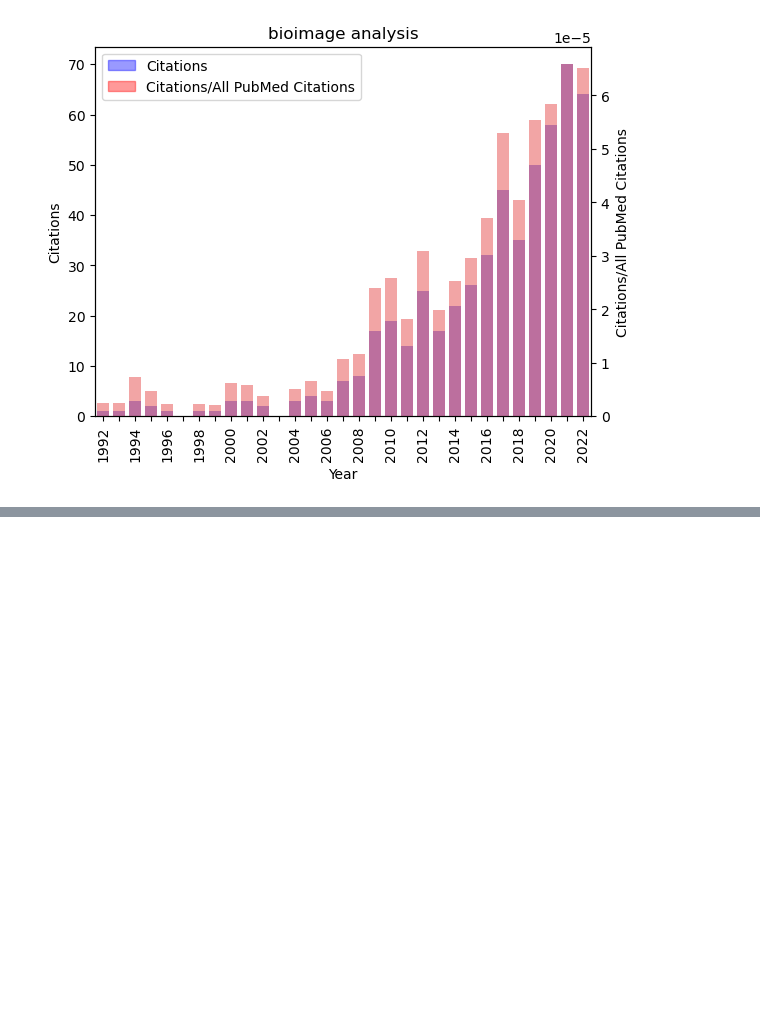
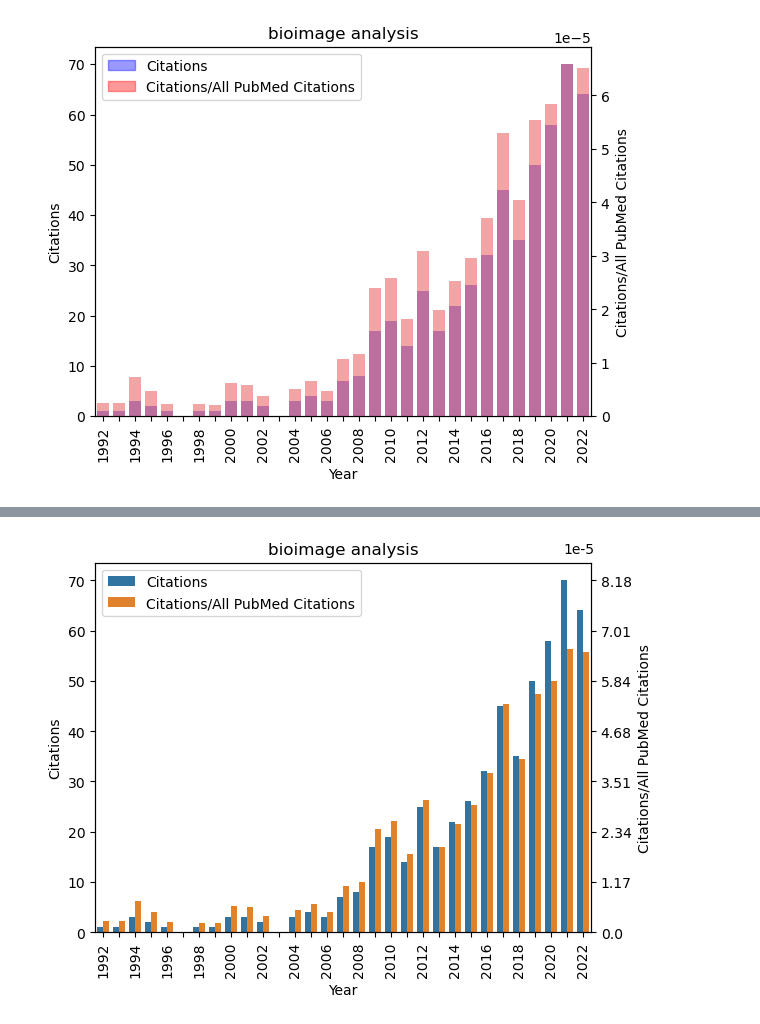
Before and after one commit to COBA-NIH/CellProfilerPluginsPaper, a Jupyter notebook: PubmedCitations.ipynb, the cells around one changed output, grey strips where cells are left out. Cells and saved outputs as stored; diff of their text form; code cells hidden in the pictures; blank space fills up the shorter version.

```diff
--- a/PubmedCitations.ipynb
+++ b/PubmedCitations.ipynb
@@ -85,0 +122,30 @@ plt.savefig('bioimage_analysis_citations.png',bbox_inches='tight')
+# %%
+bioimg_a.drop(columns=["Total # Citations"], inplace=True)
+bioimg_a_melt = pandas.melt(bioimg_a, id_vars=['Year'])
+mask = bioimg_a_melt['variable'].isin(['bioimage_analysis_norm'])
+scale = int(bioimg_a_melt[~mask]['value'].mean()
+            /bioimg_a_melt[mask]['value'].mean())
+bioimg_a_melt.loc[mask, 'value'] = bioimg_a_melt.loc[mask, 'value']*scale
+
+fig, ax1 = plt.subplots()
+
+ax1 = sns.barplot(data=bioimg_a_melt, x='Year',y='value',hue='variable')
+labels = ax1.get_xticklabels()
+ax1.set_xticklabels(rotation=90, labels = ['' if count%2!=0 else x for count, x in enumerate(labels)])
+ax1.set_ylabel('Citations')
+ax1.set_title('bioimage analysis')
+
+ax2 = ax1.twinx()
+ax2.set_ylim(ax1.get_ylim())
+ax2.set_yticklabels(np.round(ax1.get_yticks()/scale*100000,2))
+ax2.set_ylabel('Citations/All PubMed Citations')
+
+plt.text(.945, 1.026, '1e-5',transform=ax1.transAxes)
+
+hands, labs = ax1.get_legend_handles_labels()
+ax1.legend(title='',loc='upper left', handles=hands, labels=['Citations', 'Citations/All PubMed Citations'])
+
+plt.savefig('bioimage_analysis_citations_sidebyside.svg',bbox_inches='tight')
+plt.savefig('bioimage_analysis_citations_sidebyside.png',bbox_inches='tight')
+# %% [output]
+[figure, added]
```
Also changed, not shown: parts of 8 cells of this notebook, 8 other files.
